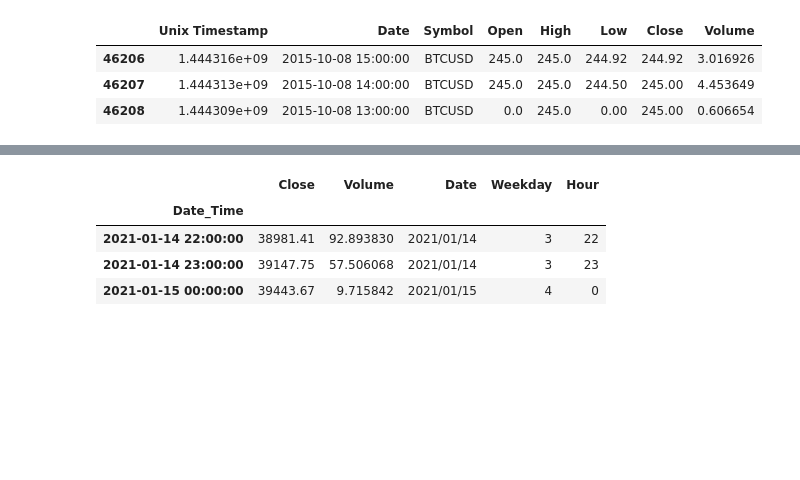
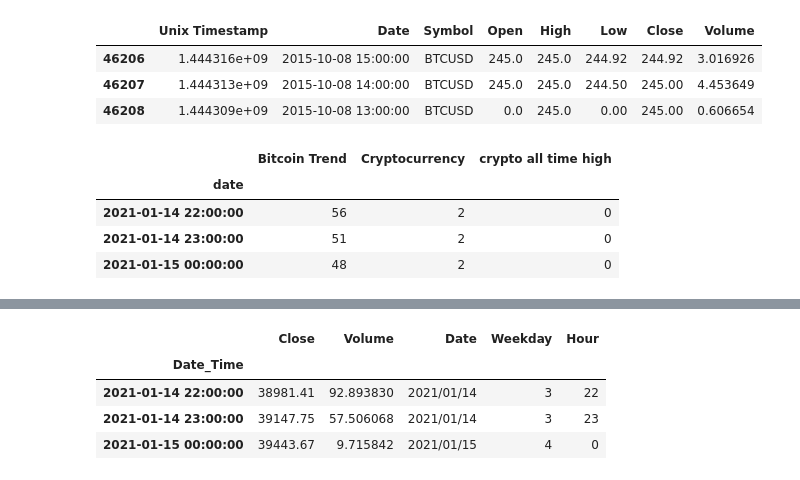
Before and after one commit to amanafzali/Project_2, a Jupyter notebook: data_prep.ipynb, the cells around one changed output, grey strips where cells are left out. Cells and saved outputs as stored; diff of their text form; code cells hidden in the pictures; blank space fills up the shorter version.

```diff
--- a/data_prep.ipynb
+++ b/data_prep.ipynb
@@ -19,3 +19,19 @@ btc_df.tail(3)
 | 46206 | 1.444316e+09 | 2015-10-08 15:00:00 | BTCUSD | 245.0 | 245.0 | 244.92 | 244.92 | 3.016926 |
 | 46207 | 1.444313e+09 | 2015-10-08 14:00:00 | BTCUSD | 245.0 | 245.0 | 244.50 | 245.00 | 4.453649 |
 | 46208 | 1.444309e+09 | 2015-10-08 13:00:00 | BTCUSD | 0.0 | 245.0 | 0.00 | 245.00 | 0.606654 |
+# %%
+# trend_data_df_1 = pd.read_csv(Path("RawData/df2.csv"),parse_dates=True,index_col='Date')
+trend_data_df_1 = pd.read_csv(Path("RawData/trend_data_df_1.csv"),parse_dates=True,index_col='date')
+trend_data_df_2 = pd.read_csv(Path("RawData/trend_data_df_2.csv"),parse_dates=True,index_col='date')
+
+# Drop unnecessary columns
+del trend_data_df_1['isPartial']
+del trend_data_df_2['isPartial']
+
+trend_data_df_1.tail(3)
+# %% [output]
+|  | Bitcoin Trend | Cryptocurrency | crypto all time high |
+| date |  |  |  |
+| 2021-01-14 22:00:00 | 56 | 2 | 0 |
+| 2021-01-14 23:00:00 | 51 | 2 | 0 |
+| 2021-01-15 00:00:00 | 48 | 2 | 0 |
```
Also changed, not shown: parts of 5 cells of this notebook, 5 other files.
